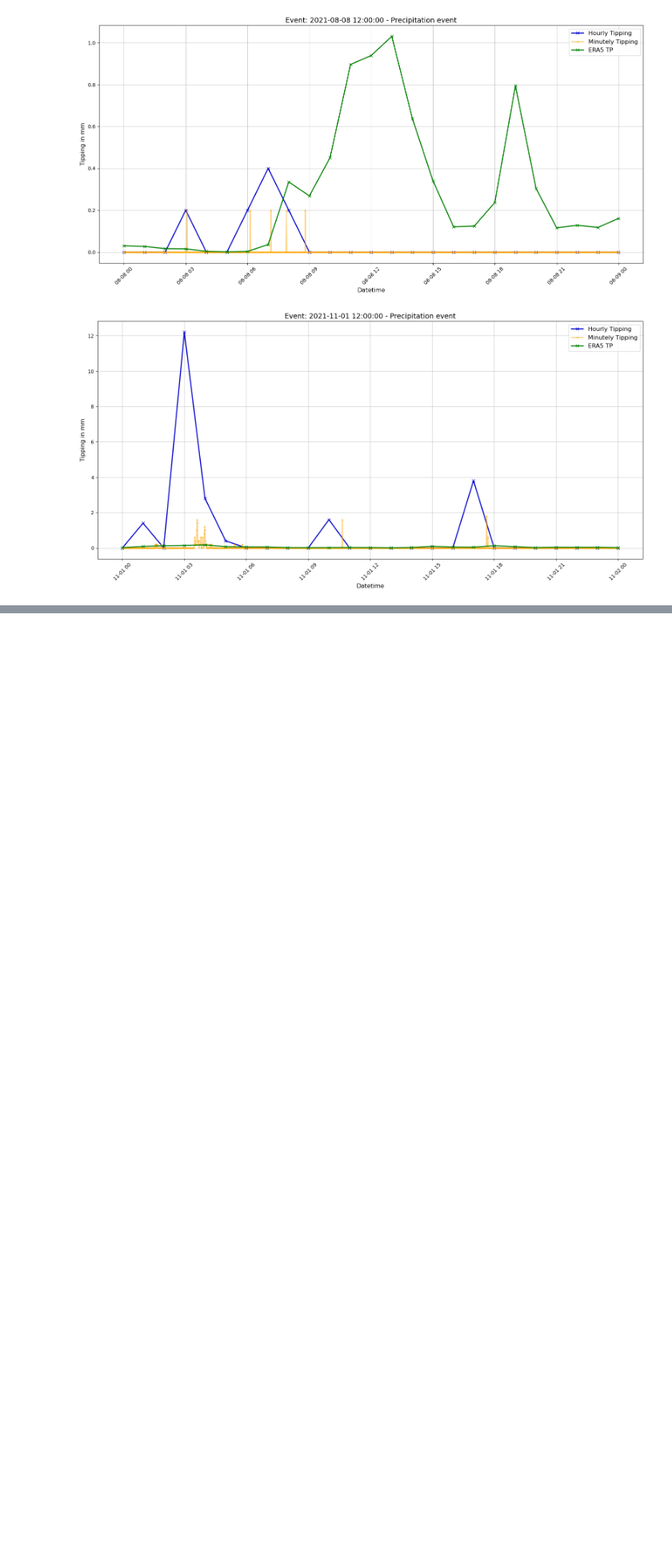
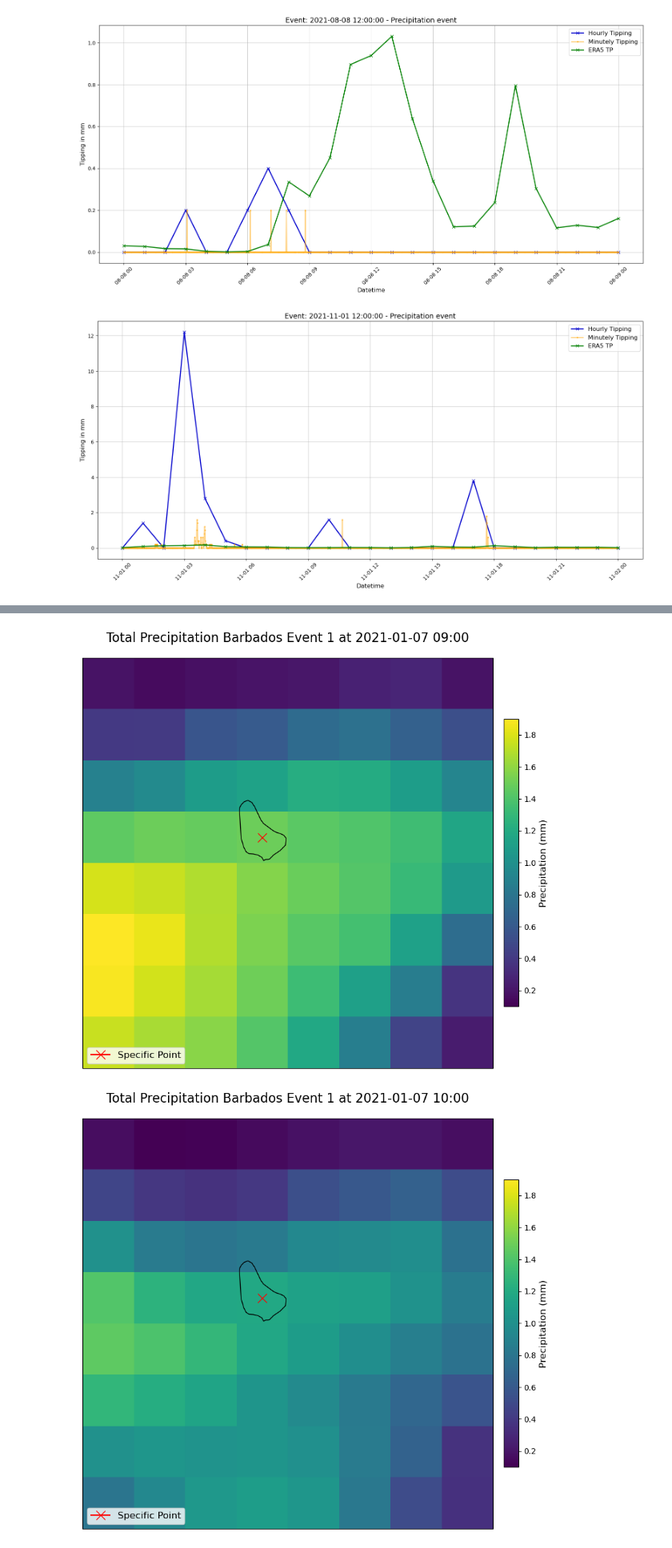
Before and after one commit to Ferdinand1123/digital-twin-for-weather-station, a Jupyter notebook: analysis_training_barbados_tipping.ipynb, the cells around one changed output, grey strips where cells are left out. Shown at 80% size. Cells and saved outputs as stored; diff of their text form; code cells hidden in the pictures; blank space fills up the shorter version.

Commit message:
Updated training preparation

```diff
--- a/analysis_training_barbados_tipping.ipynb
+++ b/analysis_training_barbados_tipping.ipynb
@@ -467,0 +556,12 @@ plot_event_comparison(
+# %%
+plot_era5_precipitation(
+    dataset_path="Training_Babados/cropped_tipping/testing.nc",
+    variable='tp',
+    point_coords=(-59.54316, 13.16443),
+    time_range=("2021-01-07 09:00", "2021-01-07 10:00"),
+    title_base='Total Precipitation Barbados Event 1',
+    cmap='viridis'
+)
+# %% [output]
+[figure, added]
+[figure, added]
```
Also changed, not shown: parts of 6 cells of this notebook, 3 other files.
